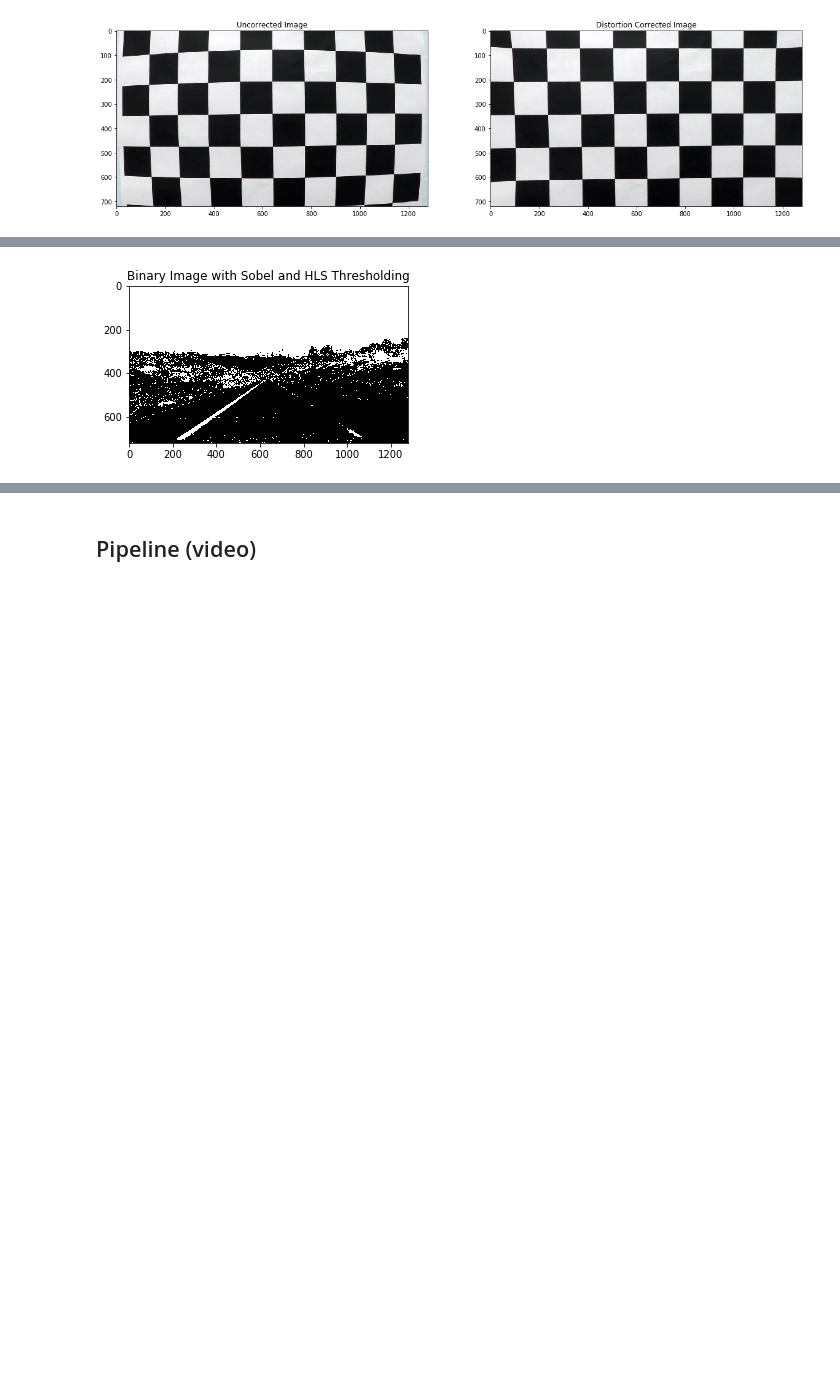
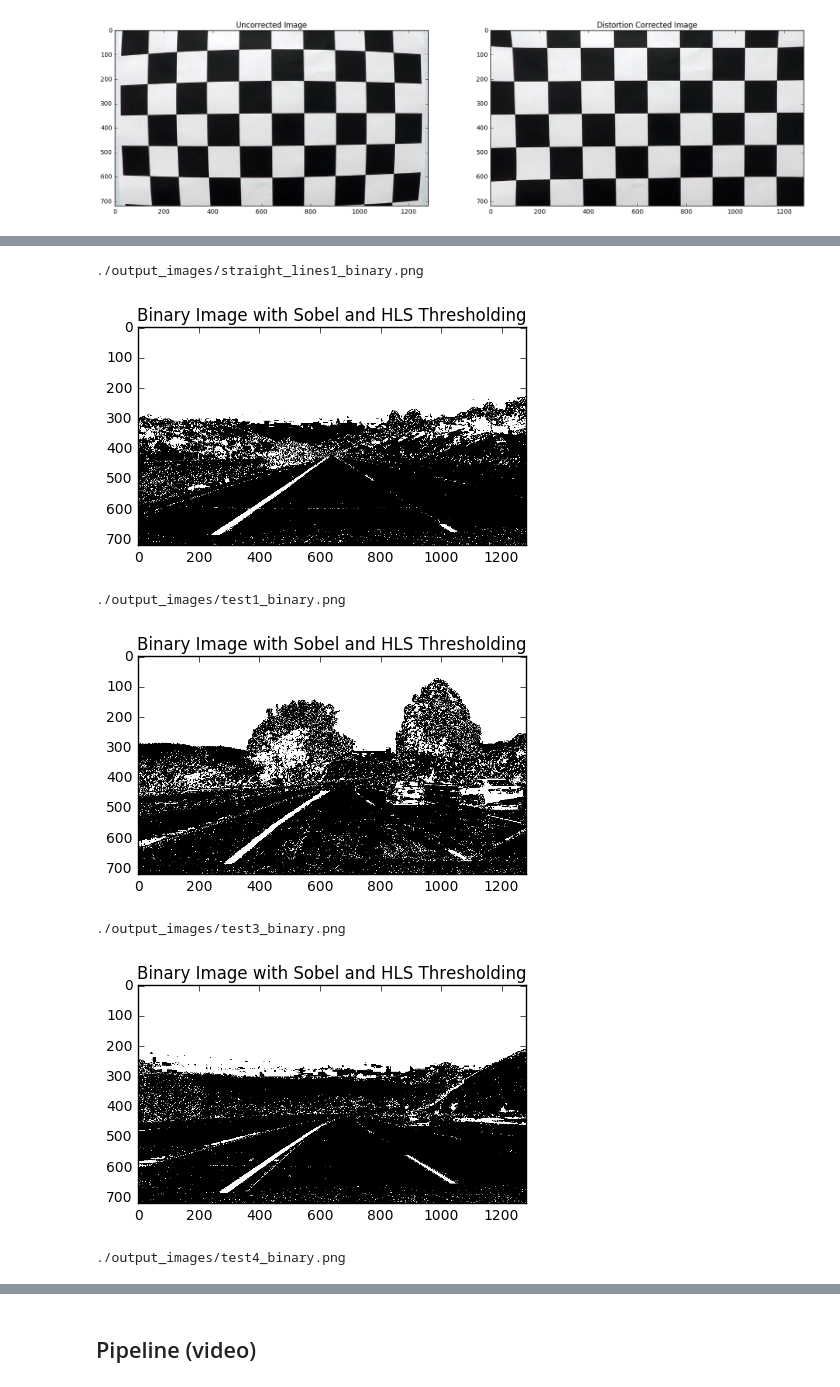
Before and after one commit to myles-i/CarND-Advanced_Laneline-Detection, a Jupyter notebook: README.ipynb, the cells around one changed output, grey strips where cells are left out. Drawn from its saved outputs; the diff is of its cells as text; code cells hidden in the pictures; blank space fills up the shorter version.

Commit message:
updated output_images and README for submission

```diff
--- a/README.ipynb
+++ b/README.ipynb
@@ -51,11 +60,29 @@ Please see the image below for the result of this thresholding
 # %%
 exec(open("./detect_lanelines.py").read())
+def plot_binary(name):
+    img = cv2.imread(name)
+    distortion_correct_img, binary_img, warped_binary_img = preprocess(img)
+    output_name = "./output_images/" + name[14:-4] + '_binary.png'
+    print(output_name)
+    cv2.imwrite(output_name,binary_img)
+
+    plt.figure(figsize = (5,5))
+    plt.imshow(binary_img, cmap='gray')
+    plt.title('Binary Image with Sobel and HLS Thresholding')
+    plt.show(block = False)
 name = "./test_images/straight_lines1.jpg"
-img = cv2.imread(name)
-binary_combined, warped_image = detect(img)
-plt.figure(figsize = (5,5))
-plt.imshow(binary_combined, cmap='gray')
-plt.title('Binary Image with Sobel and HLS Thresholding')
-plt.show(block = False)
+plot_binary(name)
+name = "./test_images/test1.jpg"
+plot_binary(name)
+name = "./test_images/test3.jpg"
+plot_binary(name)
+name = "./test_images/test4.jpg"
+plot_binary(name)
 # %% [output]
+./output_images/straight_lines1_binary.png
-[figure, old version]
+[figure, new version]
+./output_images/test1_binary.png
+[figure, added]
+./output_images/test3_binary.png
+[figure, added]
+./output_images/test4_binary.png
```
Also changed, not shown: parts of 17 cells of this notebook, 20 other files.
